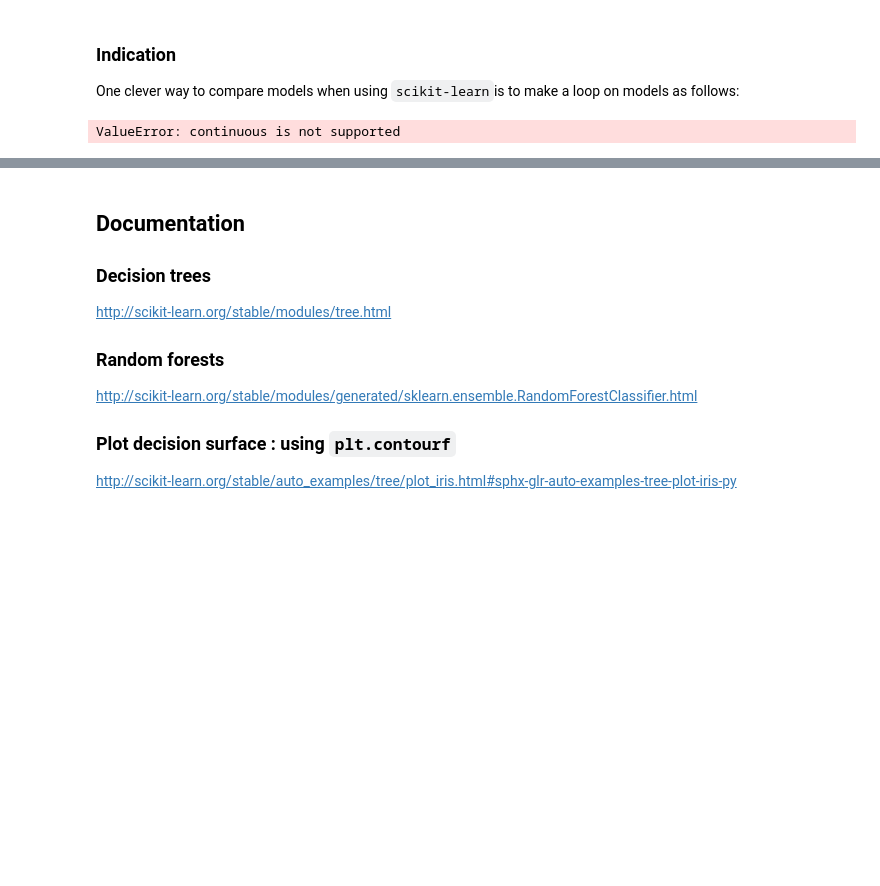
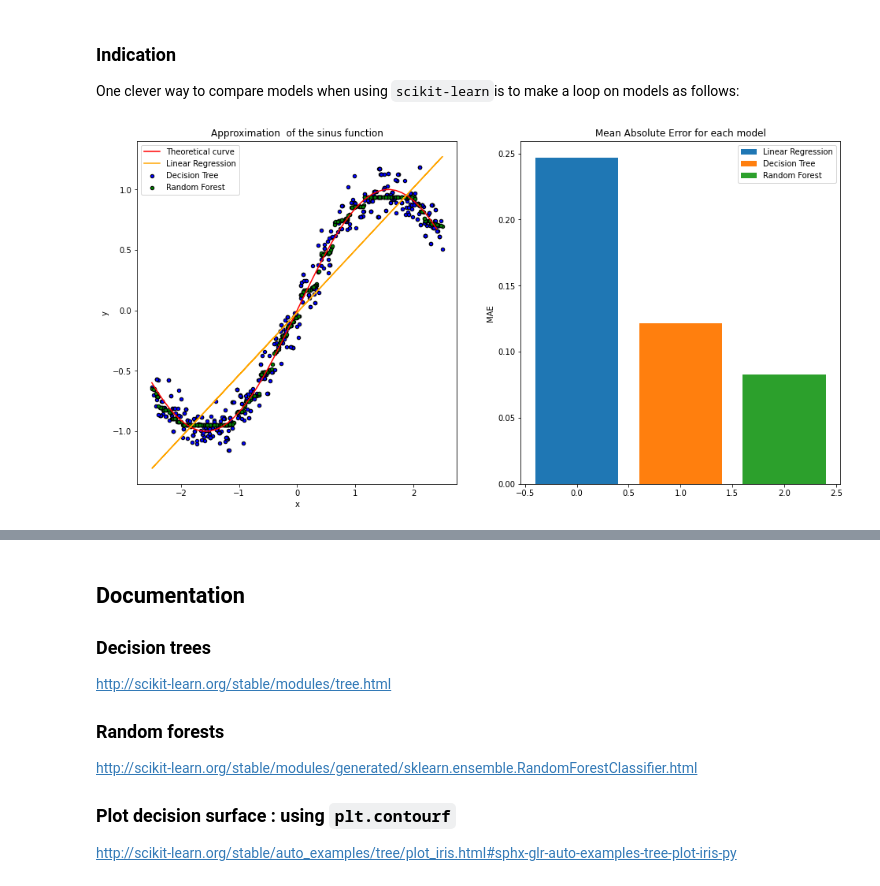
Before and after one commit to heez77/g3_decision, a Jupyter notebook: TP5_Gey_Jean/TP5_Gey_Jean.ipynb, the cells around one changed output, grey strips where cells are left out. Cells and saved outputs as stored; diff of their text form; code cells hidden in the pictures; blank space fills up the shorter version.

```diff
--- a/TP5_Gey_Jean/TP5_Gey_Jean.ipynb
+++ b/TP5_Gey_Jean/TP5_Gey_Jean.ipynb
@@ -666,13 +697,34 @@ X_train, X_test, y_train, y_test = train_test_split(x, y, test_size=0.5, random_
 # %% [markdown]
 ### Indication
 One clever way to compare models when using `scikit-learn`is to make a loop on models as follows:
-# %%
-models = [LinearRegression(),
-          RandomForestClassifier(n_estimators=30, max_depth=4)]
-
-for model in models:
-    model.fit(X_train.reshape(-1,1), y_train)
-    y_pred = model.predict(X_test.reshape(-1,1))
-    print(f"ACC_{model} = ", accuracy_score(y_test, y_pred))
-# %% [output]
-ValueError: continuous is not supported
+# %%
+models = [LinearRegression(fit_intercept=True),
+          tree.DecisionTreeRegressor(random_state=rng_seed),
+          RandomForestRegressor(n_estimators=30, max_depth=4, random_state=rng_seed)]
+models_name = ["Linear Regression", "Decision Tree", "Random Forest"]
+colors = ["orange", "blue", "green"]
+# %%
+mae = []
+
+fig, ax = plt.subplots(1,2, figsize=(16,8))
+ax[0].plot(np.arange(-2.5,2.5,0.1),np.sin(np.arange(-2.5,2.5,0.1)),'r-',label='Theoretical curve')
+for i, model in enumerate(models):
+    model.fit(X_train.reshape(-1,1), y_train)
+    y_pred = model.predict(X_test.reshape(-1,1))
+    mae.append(mean_absolute_error(y_test, y_pred))
+    if i == 0:
+        ax[0].plot(X_test, y_pred, label=models_name[i], color=colors[i])
+    else :
+        ax[0].scatter(X_test, y_pred, label=models_name[i], color=colors[i], edgecolors="black", s=20)
+    ax[0].legend()
+    ax[0].set_xlabel("x")
+    ax[0].set_ylabel("y")
+    ax[0].set_title("Approximation  of the sinus function")
+
+
+    ax[1].bar(x=np.arange(3)[i], height=mae[i], label=models_name[i])
+    ax[1].set_title("Mean Absolute Error for each model")
+    ax[1].set_ylabel("MAE")
+    ax[1].legend()
+# %% [output]
+[figure, added]
```
Also changed, not shown: parts of 16 cells of this notebook, 1 other file.
